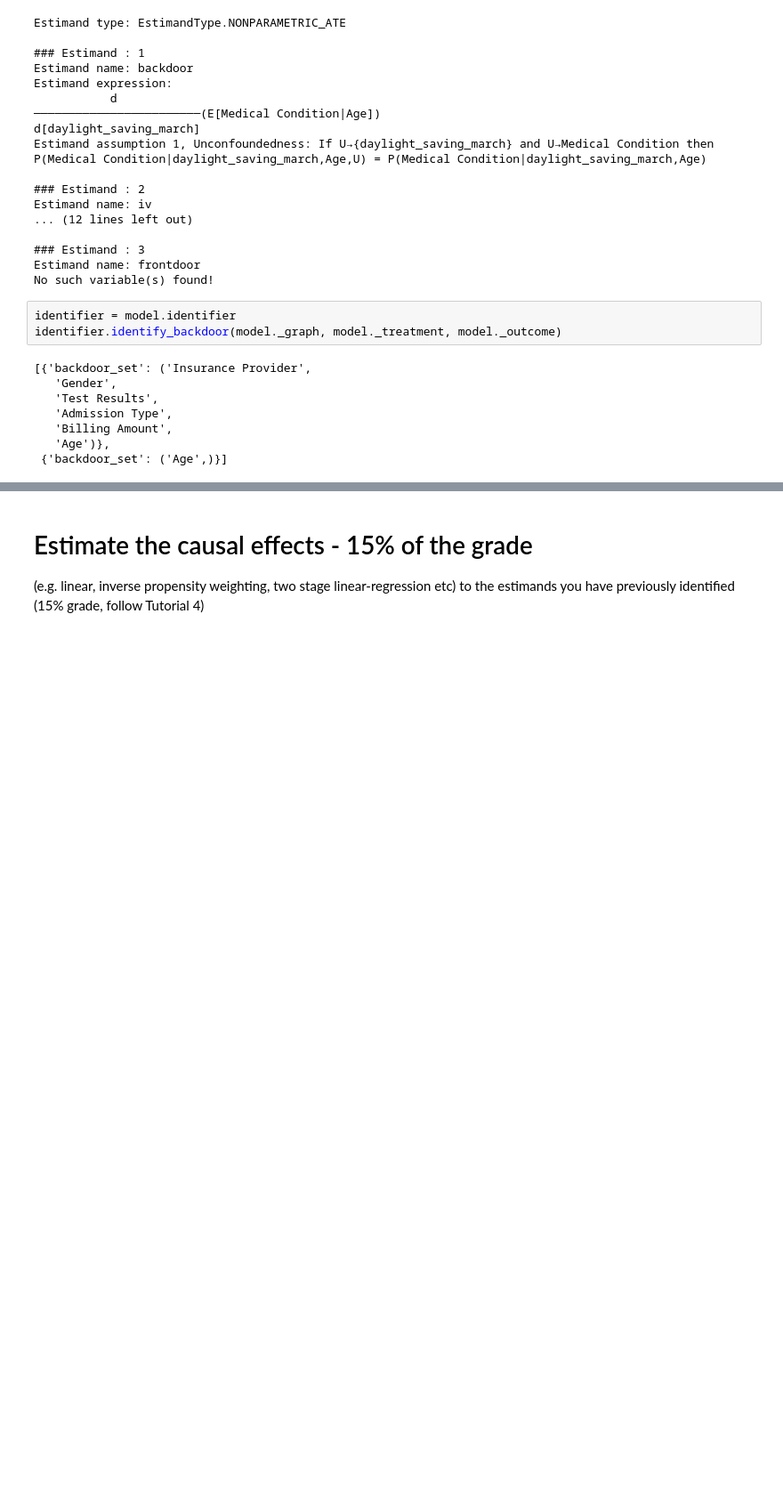
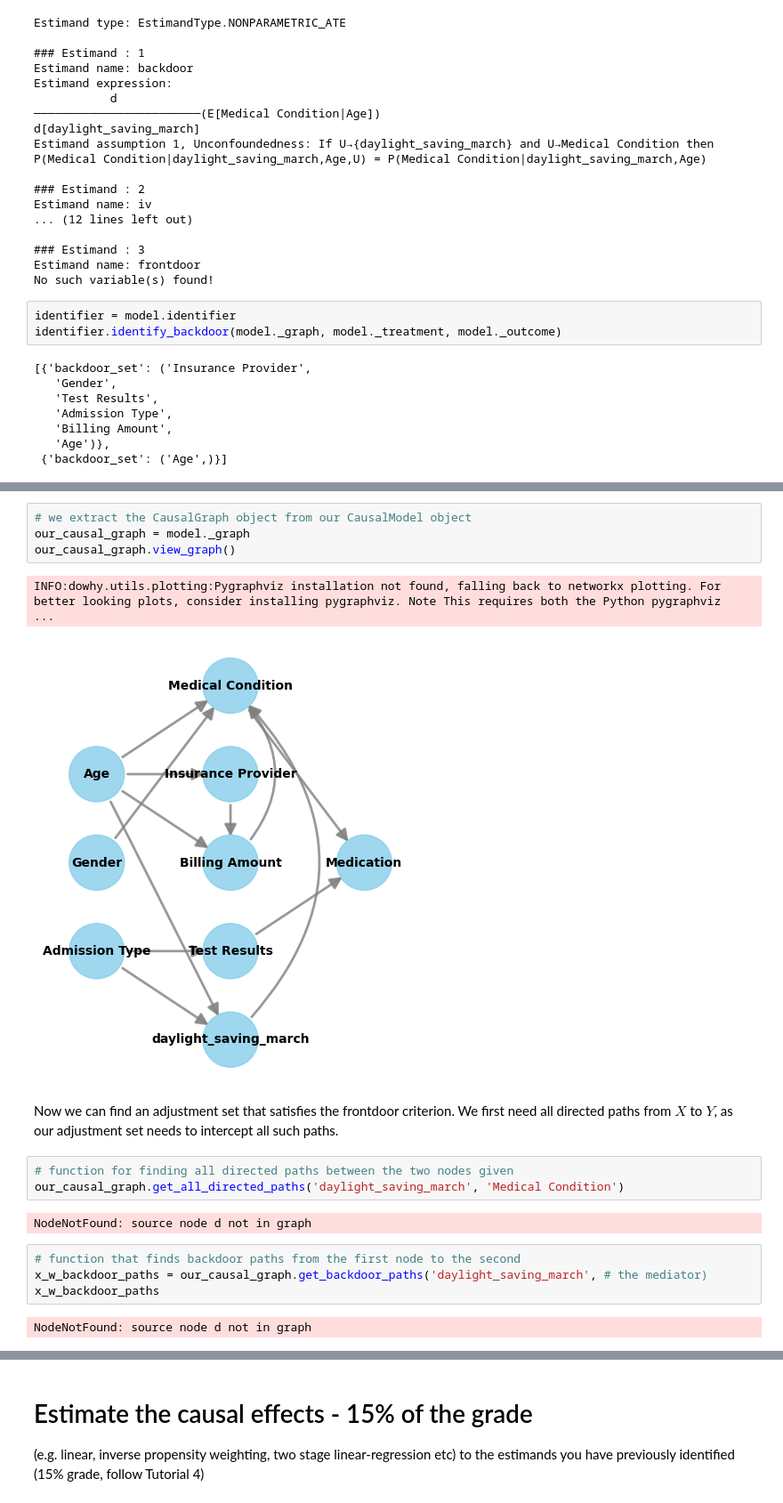
Before and after one commit to AnneLouisedb/Causality_Eurostat, a Jupyter notebook: heart_attack/daylight_saving_on_heart_attack.ipynb, the cells around one changed output, grey strips where cells are left out. Shown: that part at 89% size. Drawn from its saved outputs; the diff is of its cells as text; blank space fills up the shorter version.

```diff
--- a/heart_attack/daylight_saving_on_heart_attack.ipynb
+++ b/heart_attack/daylight_saving_on_heart_attack.ipynb
@@ -480,0 +492,20 @@ identifier.identify_backdoor(model._graph, model._treatment, model._outcome)
+# %%
+# we extract the CausalGraph object from our CausalModel object
+our_causal_graph = model._graph
+our_causal_graph.view_graph()
+# %% [output]
+INFO:dowhy.utils.plotting:Pygraphviz installation not found, falling back to networkx plotting. For better looking plots, consider installing pygraphviz. Note This requires both the Python pygraphviz  ...
+[figure, added]
+# %% [markdown]
+Now we can find an adjustment set that satisfies the frontdoor criterion. We first need all directed paths from $X$ to $Y$, as our adjustment set needs to intercept all such paths.
+# %%
+# function for finding all directed paths between the two nodes given
+our_causal_graph.get_all_directed_paths('daylight_saving_march', 'Medical Condition')
+# %% [output]
+NodeNotFound: source node d not in graph
+# %%
+# function that finds backdoor paths from the first node to the second
+x_w_backdoor_paths = our_causal_graph.get_backdoor_paths('daylight_saving_march', # the mediator)
+x_w_backdoor_paths
+# %% [output]
+NodeNotFound: source node d not in graph
```
Also changed, not shown: parts of 16 cells of this notebook.
